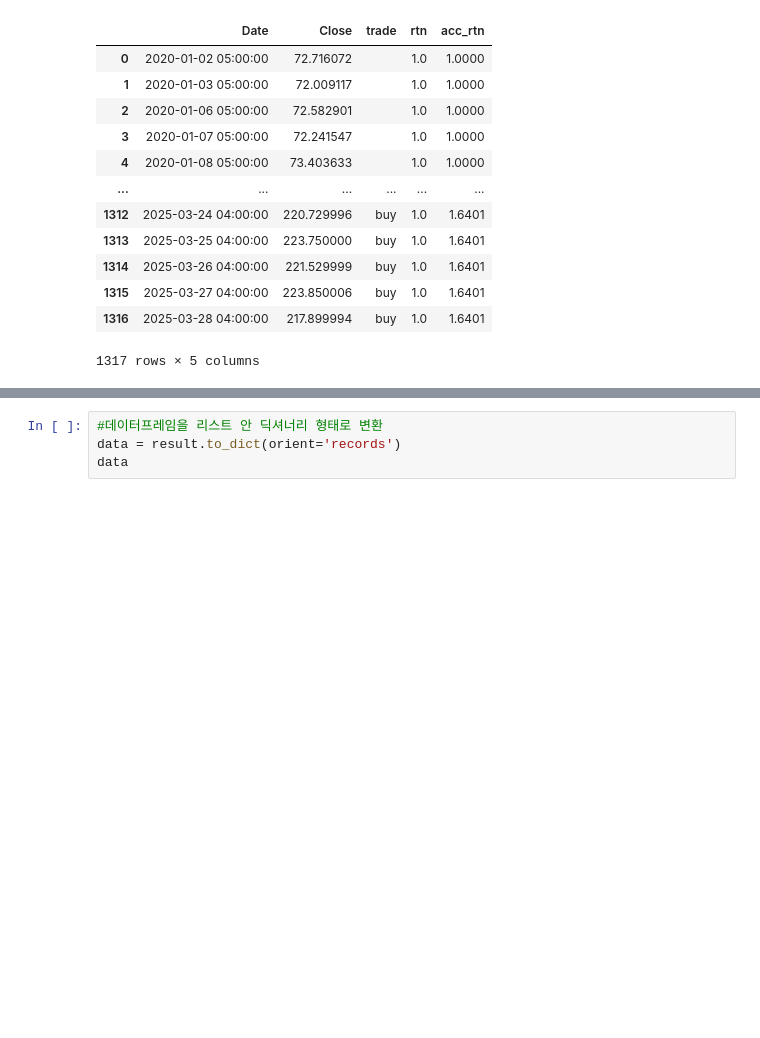
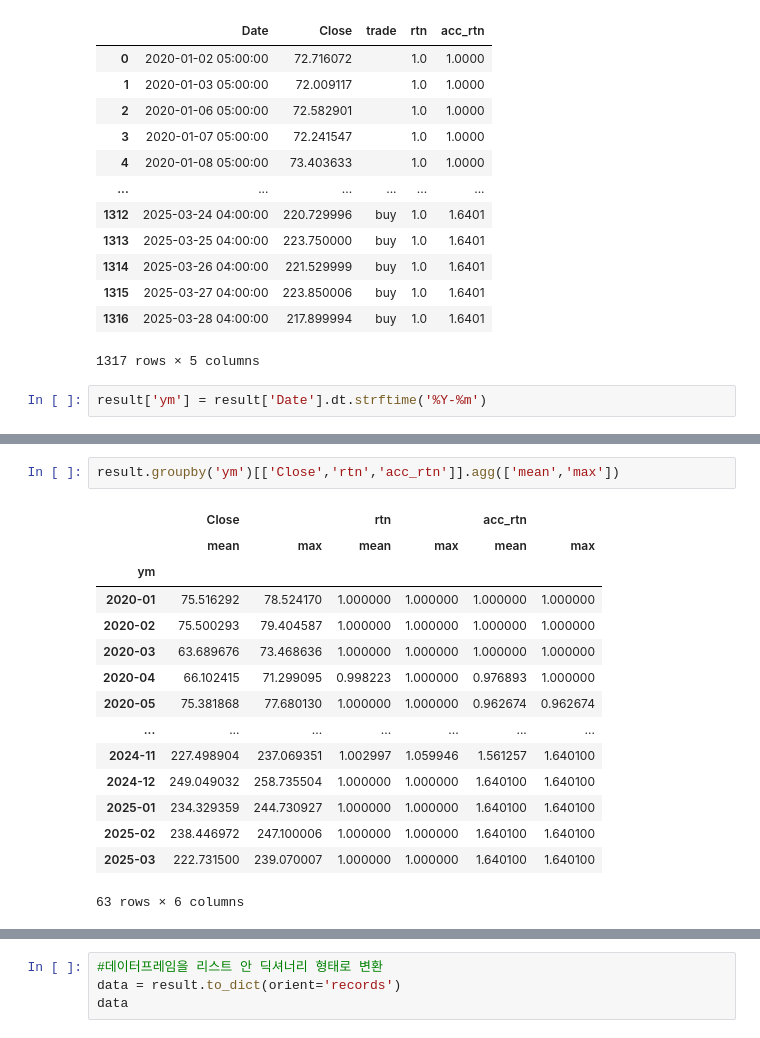
Before and after one commit to fursew05/my_site, a Jupyter notebook: test.ipynb, the cells around one changed output, grey strips where cells are left out. Saved outputs shown, nothing was run; the diff lists cells and outputs as text; blank space fills up the shorter version.

```diff
--- a/test.ipynb
+++ b/test.ipynb
@@ -77,3 +77,5 @@ result
 | 1315 | 2025-03-27 04:00:00 | 223.850006 | buy | 1.0 | 1.6401 |
 | 1316 | 2025-03-28 04:00:00 | 217.899994 | buy | 1.0 | 1.6401 |
 1317 rows × 5 columns
+# %%
+result['ym'] = result['Date'].dt.strftime('%Y-%m')
@@ -79,0 +97,18 @@ result
+# %%
+result.groupby('ym')[['Close','rtn','acc_rtn']].agg(['mean','max'])
+# %% [output]
+|  | Close |  | rtn |  | acc_rtn |  |
+|  | mean | max | mean | max | mean | max |
+| ym |  |  |  |  |  |  |
+| 2020-01 | 75.516292 | 78.524170 | 1.000000 | 1.000000 | 1.000000 | 1.000000 |
+| 2020-02 | 75.500293 | 79.404587 | 1.000000 | 1.000000 | 1.000000 | 1.000000 |
+| 2020-03 | 63.689676 | 73.468636 | 1.000000 | 1.000000 | 1.000000 | 1.000000 |
+| 2020-04 | 66.102415 | 71.299095 | 0.998223 | 1.000000 | 0.976893 | 1.000000 |
+| 2020-05 | 75.381868 | 77.680130 | 1.000000 | 1.000000 | 0.962674 | 0.962674 |
+| ... | ... | ... | ... | ... | ... | ... |
+| 2024-11 | 227.498904 | 237.069351 | 1.002997 | 1.059946 | 1.561257 | 1.640100 |
+| 2024-12 | 249.049032 | 258.735504 | 1.000000 | 1.000000 | 1.640100 | 1.640100 |
+| 2025-01 | 234.329359 | 244.730927 | 1.000000 | 1.000000 | 1.640100 | 1.640100 |
+| 2025-02 | 238.446972 | 247.100006 | 1.000000 | 1.000000 | 1.640100 | 1.640100 |
+| 2025-03 | 222.731500 | 239.070007 | 1.000000 | 1.000000 | 1.640100 | 1.640100 |
+63 rows × 6 columns
```
Also changed, not shown: parts of 2 cells of this notebook, 12 other files.
